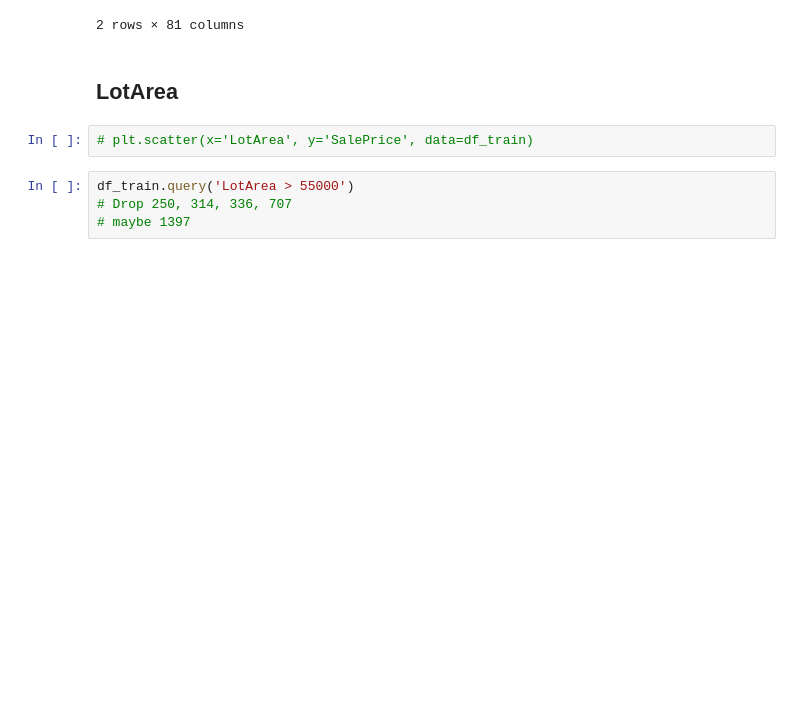
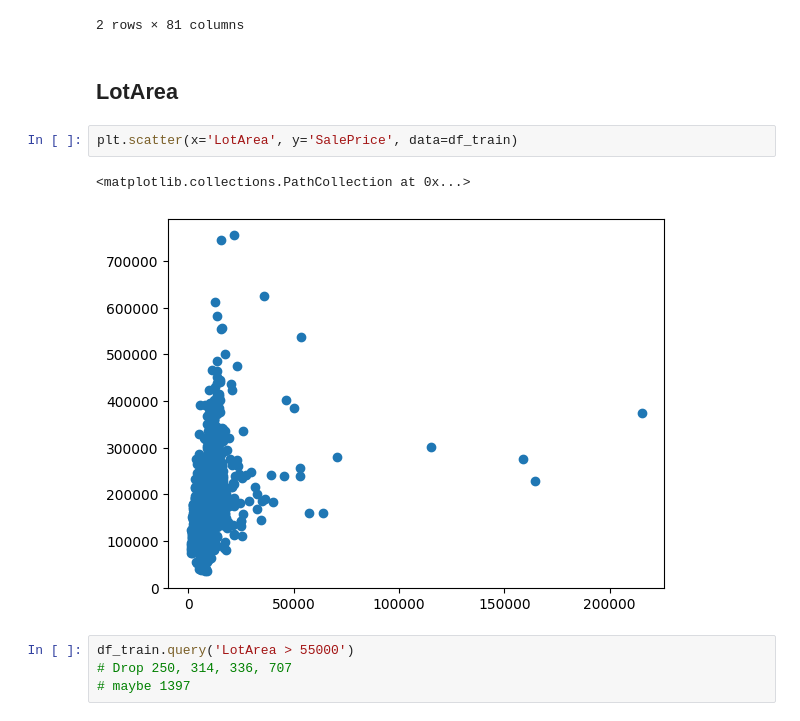
Before and after one commit to ShotaSasaki-HCU/Kaggle_House-Prices-Regression, a Jupyter notebook: multiple_linear_regression.ipynb, the cells around one changed output. Drawn from its saved outputs; the diff is of its cells as text; blank space fills up the shorter version.

```diff
--- a/multiple_linear_regression.ipynb
+++ b/multiple_linear_regression.ipynb
@@ -111,7 +117,10 @@ df_train.query('LotFrontage > 300')
 # %% [markdown]
 ## LotArea
 # %%
-# plt.scatter(x='LotArea', y='SalePrice', data=df_train)
+plt.scatter(x='LotArea', y='SalePrice', data=df_train)
+# %% [output]
+<matplotlib.collections.PathCollection at 0x...>
+[figure, added]
 # %%
 df_train.query('LotArea > 55000')
 # Drop 250, 314, 336, 707
```
Also changed, not shown: parts of 63 cells of this notebook.
